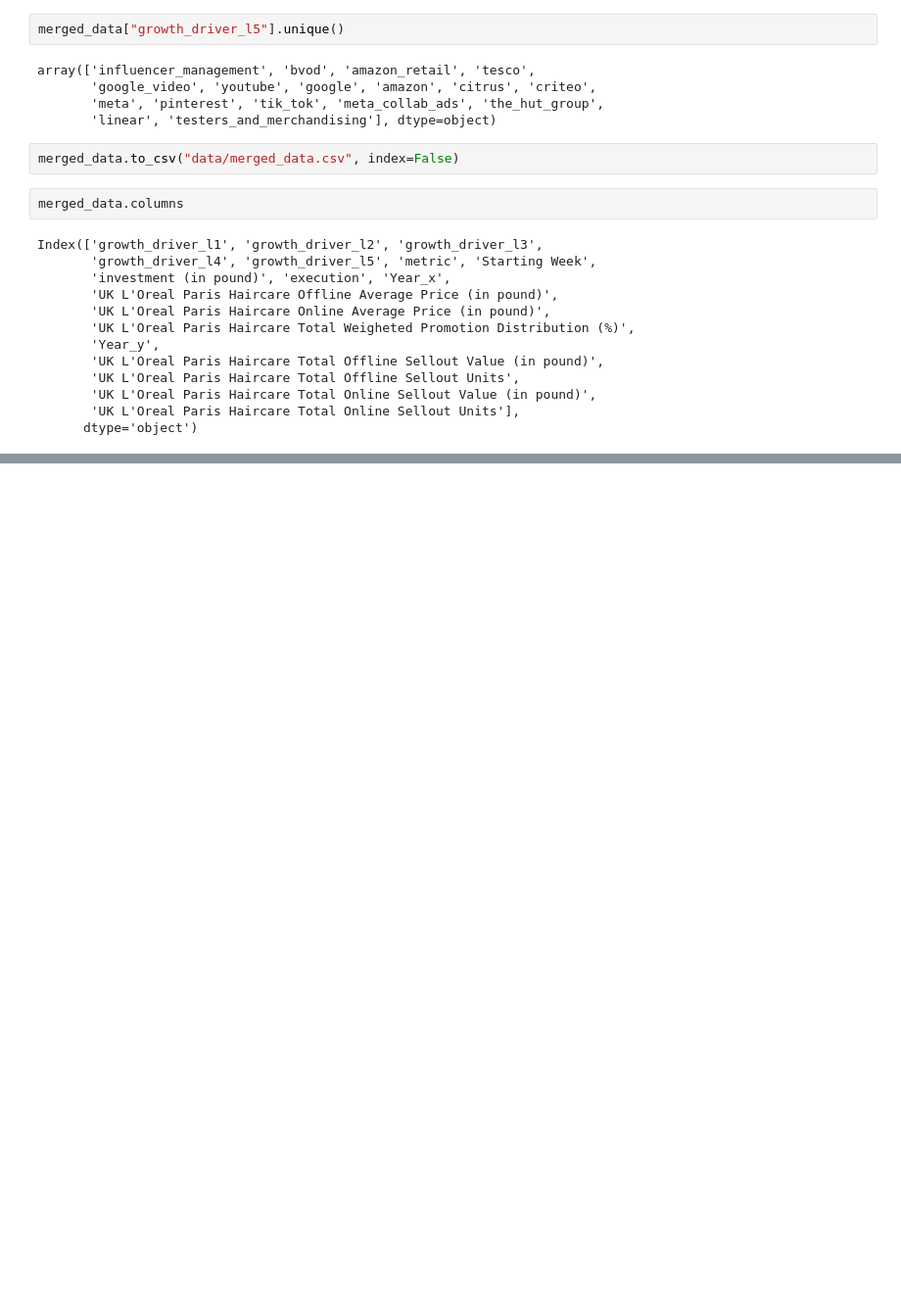
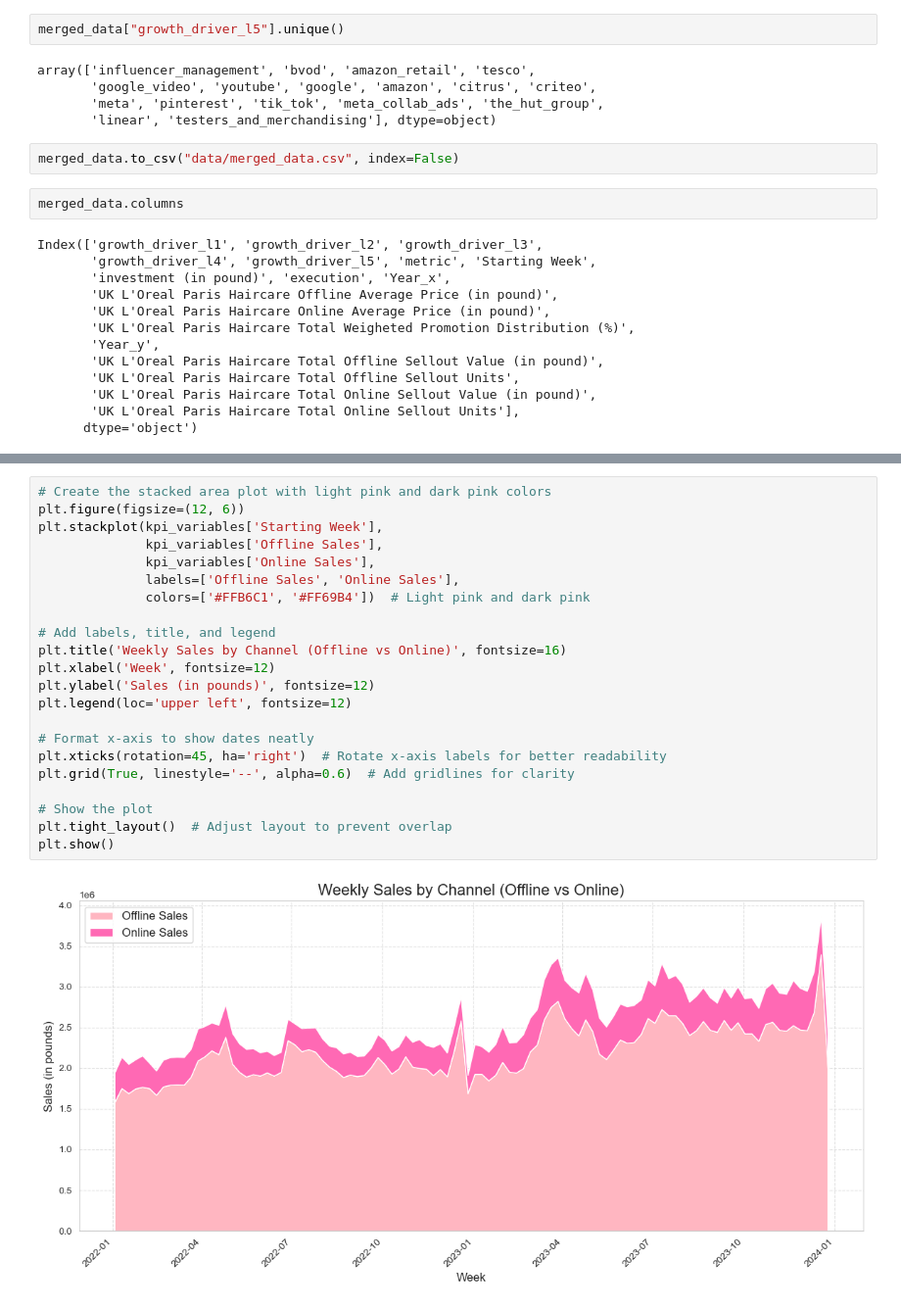
Before and after one commit to CharlesS940/xhec_mmm_loreal, a Jupyter notebook: data_preprocessing.ipynb, the cells around one changed output, grey strips where cells are left out. Shown at 98% size. Saved outputs shown, nothing was run; the diff lists cells and outputs as text; blank space fills up the shorter version.

```diff
--- a/data_preprocessing.ipynb
+++ b/data_preprocessing.ipynb
@@ -161,0 +201,24 @@ Index(['growth_driver_l1', 'growth_driver_l2', 'growth_driver_l3',
+# %%
+# Create the stacked area plot with light pink and dark pink colors
+plt.figure(figsize=(12, 6))
+plt.stackplot(kpi_variables['Starting Week'],
+              kpi_variables['Offline Sales'],
+              kpi_variables['Online Sales'],
+              labels=['Offline Sales', 'Online Sales'],
+              colors=['#FFB6C1', '#FF69B4'])  # Light pink and dark pink
+
+# Add labels, title, and legend
+plt.title('Weekly Sales by Channel (Offline vs Online)', fontsize=16)
+plt.xlabel('Week', fontsize=12)
+plt.ylabel('Sales (in pounds)', fontsize=12)
+plt.legend(loc='upper left', fontsize=12)
+
+# Format x-axis to show dates neatly
+plt.xticks(rotation=45, ha='right')  # Rotate x-axis labels for better readability
+plt.grid(True, linestyle='--', alpha=0.6)  # Add gridlines for clarity
+
+# Show the plot
+plt.tight_layout()  # Adjust layout to prevent overlap
+plt.show()
+# %% [output]
+[figure, added]
```
Also changed, not shown: parts of 2 cells of this notebook, 2 other files.
